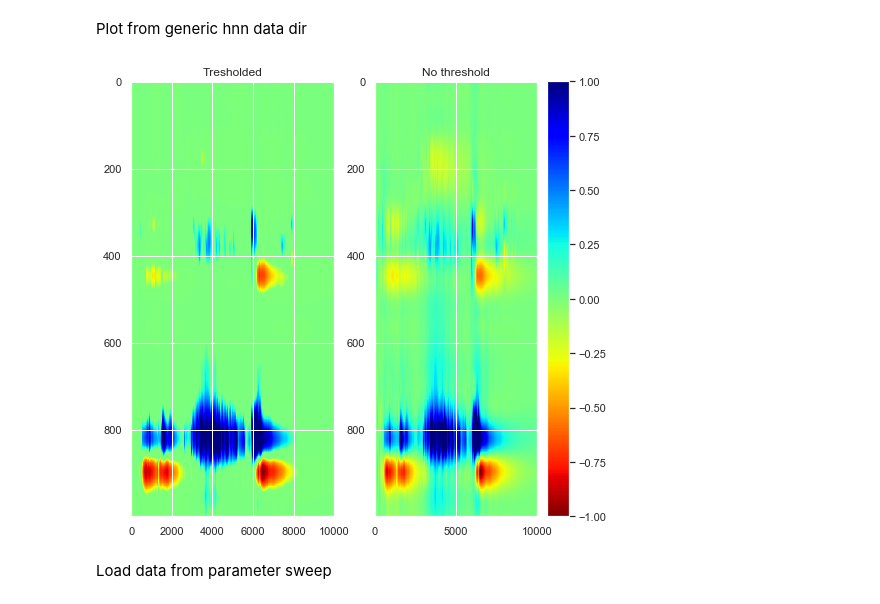
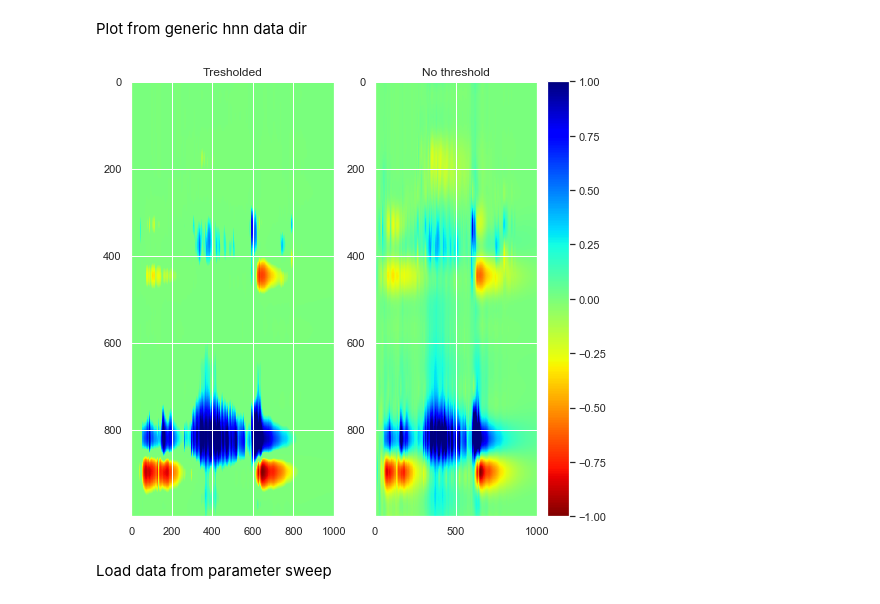
Before and after one commit to ntolley/neural_TDA, a Jupyter notebook: ttk_pipeline.ipynb, the cells around one changed output. Drawn from its saved outputs; the diff is of its cells as text; code cells hidden in the pictures.

```diff
--- a/ttk_pipeline.ipynb
+++ b/ttk_pipeline.ipynb
@@ -13,28 +15,28 @@ Plot from generic hnn data dir
 # %%
 %matplotlib inline
 
 # HNN_dir = 'C:/Users/Nick/hnn/data/default'
 HNN_dir = 'C:/Users/Nick/hnn/data/test_sweep-t_evprox_1_2_t_evdist_1_1'
 
 
 plt.figure(figsize=(8,8))
-Z_hnn = csd_functions.csd_interp(HNN_dir)
+Z_hnn = csd_functions.csd_interp(HNN_dir,10)
 
 plt.subplot(121)
 plt.imshow(Z_hnn, interpolation='none', aspect='auto', origin='upper', cmap='jet_r',
                   norm=colors.SymLogNorm(linthresh=0.20, linscale=0.001,
                                       vmin=Z_hnn.min(), vmax=-Z_hnn.min()))
 plt.title('Tresholded')
 
 
 plt.subplot(122)
 plt.imshow(Z_hnn, interpolation='none', aspect='auto', origin='upper', cmap='jet_r',vmin=Z_hnn.min(), vmax=-Z_hnn.min())
 
 plt.colorbar()
 plt.title('No threshold')
 plt.show()
 # %% [output]
-[figure, old version]
+[figure, new version]
 # %% [markdown]
 Load data from parameter sweep
 # %%
```
Also changed, not shown: parts of 2 cells of this notebook, 2 other files.
